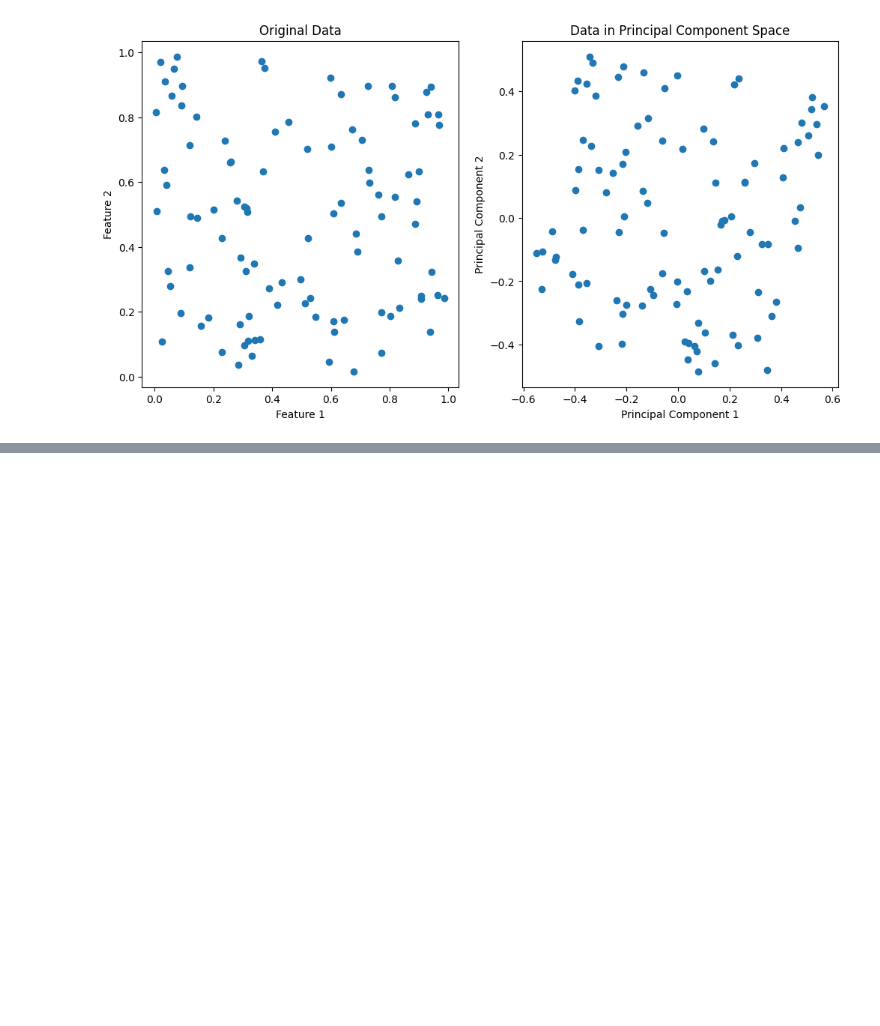
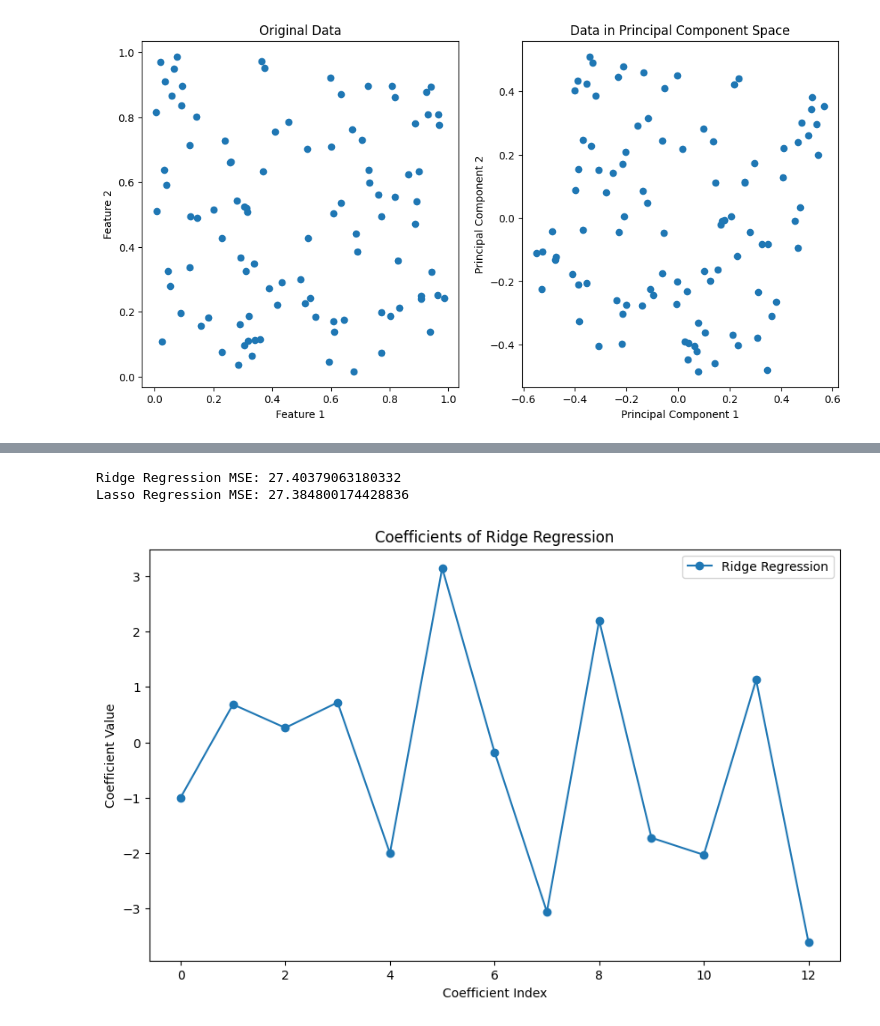
Before and after one commit to MrSimple07/MachineLearning_Practice, a Jupyter notebook: ML_Interview.ipynb, the cells around one changed output, grey strips where cells are left out. Saved outputs shown, nothing was run; the diff lists cells and outputs as text; code cells hidden in the pictures; blank space fills up the shorter version.

```diff
--- a/ML_Interview.ipynb
+++ b/ML_Interview.ipynb
@@ -313,0 +348,50 @@ plt.show()
+# %%
+from sklearn.metrics import mean_squared_error
+from sklearn.model_selection import train_test_split
+from sklearn.preprocessing import StandardScaler, MinMaxScaler
+from sklearn.linear_model import Ridge, Lasso
+import pandas as pd
+import numpy as np
+import matplotlib.pyplot as plt
+
+data_url = "http://lib.stat.cmu.edu/datasets/boston"
+raw_df = pd.read_csv(data_url, sep="\s+", skiprows=22, header=None)
+data = np.hstack([raw_df.values[::2, :], raw_df.values[1::2, :2]])
+target = raw_df.values[1::2, 2]
+
+X,y = data, target
+
+X_train, X_test, y_train, y_test = train_test_split(X, y, test_size=0.2, random_state=42)
+
+#Standartize the features using StandardScaler
+scaler = StandardScaler()
+X_train_scaled = scaler.fit_transform(X_train)
+X_test_scaled = scaler.fit_transform(X_test)
+
+#Regularization using Ridge
+ridge_model = Ridge(alpha = 0.6).fit(X_train_scaled, y_train)
+ridge_predictions = ridge_model.predict(X_test_scaled)
+
+ridge_mse = mean_squared_error(y_test, ridge_predictions)
+print(f'Ridge Regression MSE: {ridge_mse}')
+
+# Apply Lasso Regression (L1 regularization)
+lasso_model = Lasso(alpha=0.01)
+lasso_model.fit(X_train_scaled, y_train)
+lasso_predictions = lasso_model.predict(X_test_scaled)
+
+lasso_mse = mean_squared_error(y_test, lasso_predictions)
+print(f'Lasso Regression MSE: {lasso_mse}')
+# %% [output]
+Ridge Regression MSE: 27.40379063180332
+Lasso Regression MSE: 27.384800174428836
+# %%
+plt.figure(figsize=(10, 6))
+plt.plot(ridge_model.coef_, marker='o', label='Ridge Regression')
+plt.title('Coefficients of Ridge Regression')
+plt.xlabel('Coefficient Index')
+plt.ylabel('Coefficient Value')
+plt.legend()
+plt.show()
+# %% [output]
+[figure, added]
```
Also changed, not shown: parts of 3 cells of this notebook.
